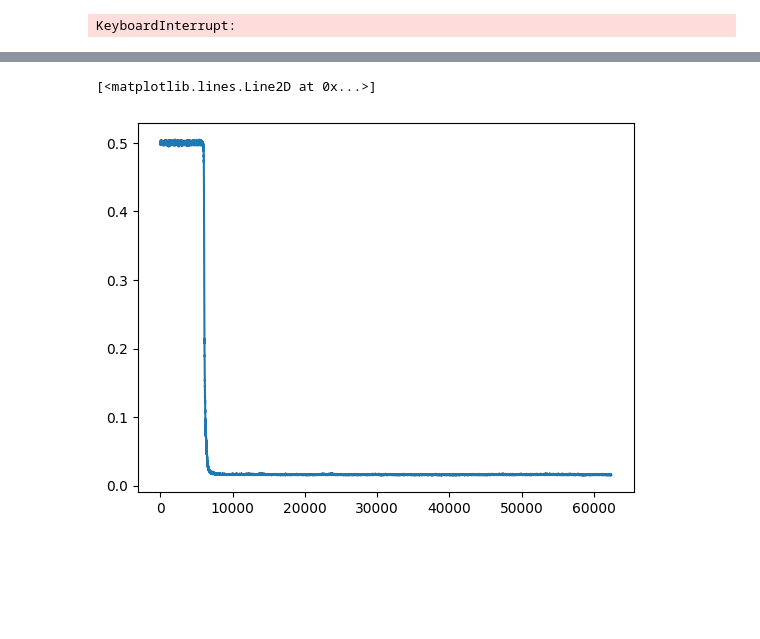
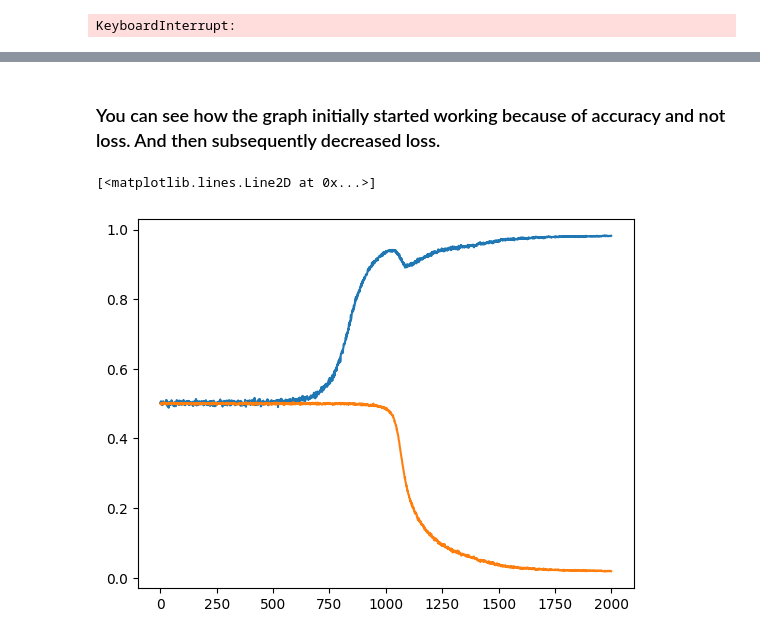
Before and after one commit to bunnalec/NeuralGraphPaper, a Jupyter notebook: RL/multi_ngraph.ipynb, the cells around one changed output, grey strips where cells are left out. Cells and saved outputs as stored; diff of their text form; code cells hidden in the pictures; blank space fills up the shorter version.

```diff
--- a/RL/multi_ngraph.ipynb
+++ b/RL/multi_ngraph.ipynb
@@ -113,7 +116,10 @@ plt.plot([e["Acc"] for e in log])
+# %% [markdown]
+### You can see how the graph initially started working because of accuracy and not loss.  And then subsequently decreased loss.
 # %%
-plt.plot([e["Regret"] for e in log])
+plt.plot([e["Acc"] for e in log][5000:7_000])
+plt.plot([e["Regret"] for e in log][5000:7_000])
 # %% [output]
 [<matplotlib.lines.Line2D at 0x...>]
-[figure, old version]
+[figure, new version]
 # %%
 torch.save(graph, "multi.pt")
```
Also changed, not shown: parts of 7 cells of this notebook.
